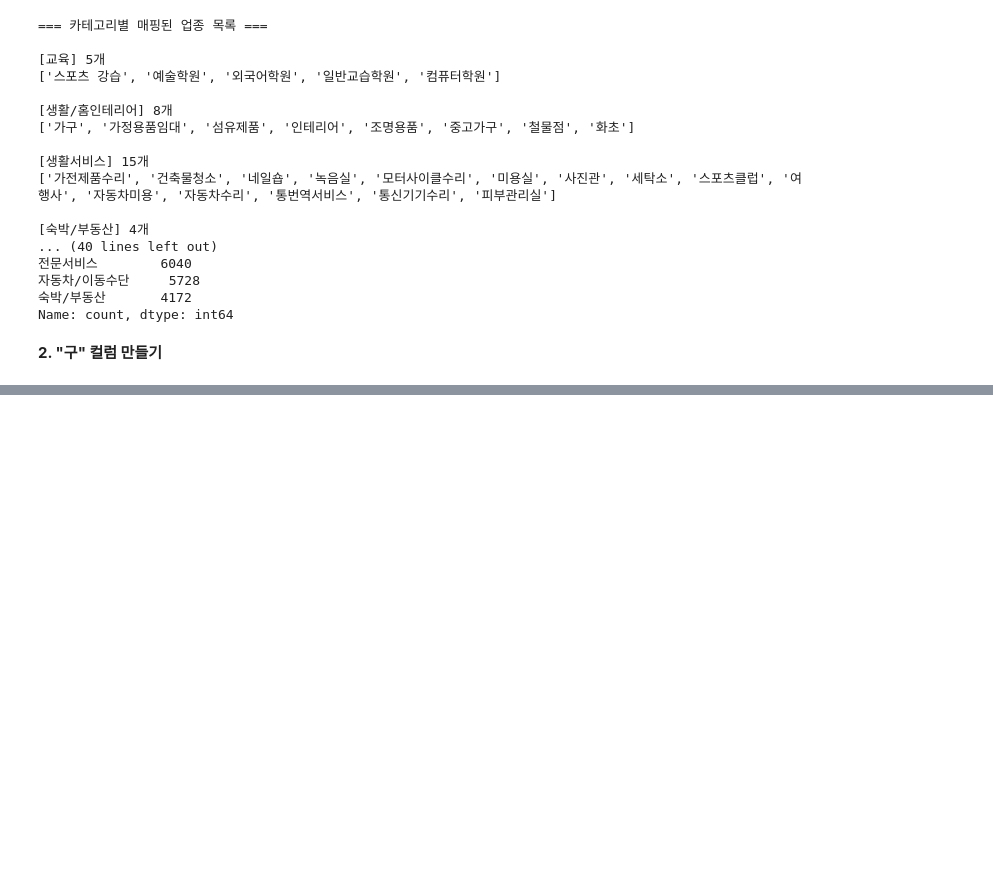
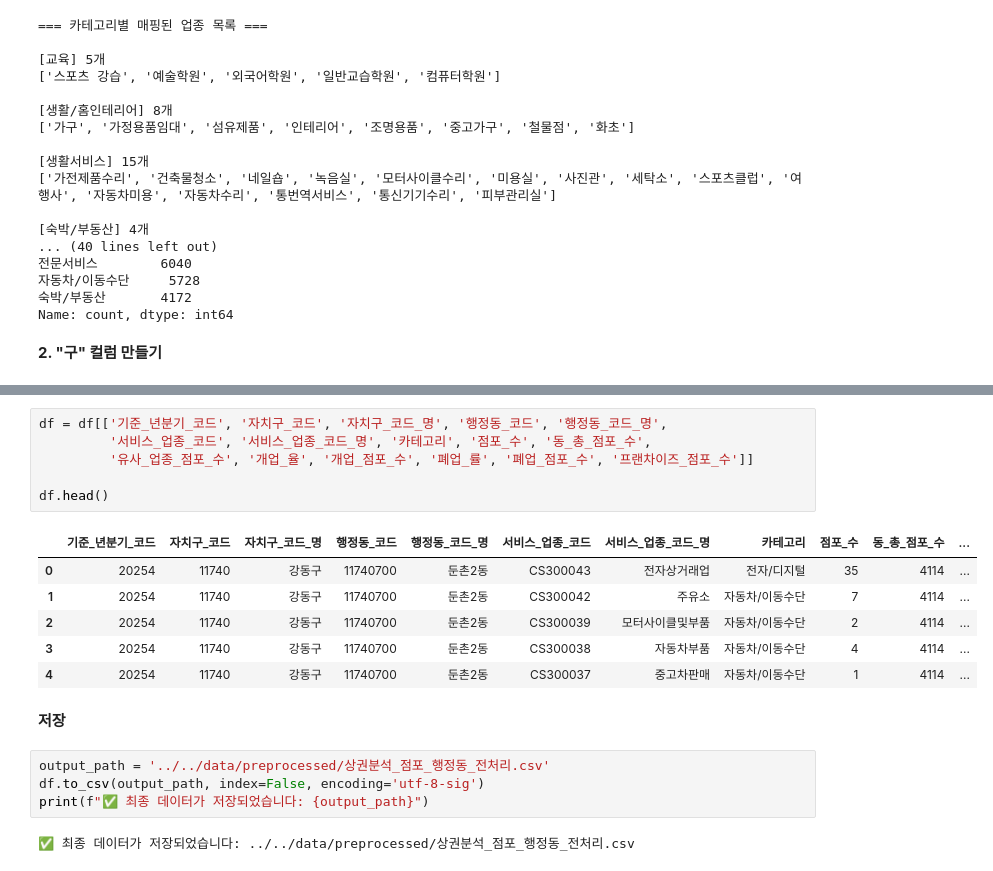
Before and after one commit to 2026-DSLab/2026-Seoul-Bigdata-Contest, a Jupyter notebook: code/preprocessing/preprocess_commercial_data.ipynb, the cells around one changed output, grey strips where cells are left out. Cells and saved outputs as stored; diff of their text form; blank space fills up the shorter version.

Commit message:
(준원)_점포-행정동, 지하철역 data 전처리 완료

```diff
--- a/code/preprocessing/preprocess_commercial_data.ipynb
+++ b/code/preprocessing/preprocess_commercial_data.ipynb
@@ -182,0 +267,21 @@ Name: count, dtype: int64
+# %%
+df = df[['기준_년분기_코드', '자치구_코드', '자치구_코드_명', '행정동_코드', '행정동_코드_명',
+         '서비스_업종_코드', '서비스_업종_코드_명', '카테고리', '점포_수', '동_총_점포_수',
+         '유사_업종_점포_수', '개업_율', '개업_점포_수', '폐업_률', '폐업_점포_수', '프랜차이즈_점포_수']]
+
+df.head()
+# %% [output]
+|  | 기준_년분기_코드 | 자치구_코드 | 자치구_코드_명 | 행정동_코드 | 행정동_코드_명 | 서비스_업종_코드 | 서비스_업종_코드_명 | 카테고리 | 점포_수 | 동_총_점포_수 | ... |
+| 0 | 20254 | 11740 | 강동구 | 11740700 | 둔촌2동 | CS300043 | 전자상거래업 | 전자/디지털 | 35 | 4114 | ... |
+| 1 | 20254 | 11740 | 강동구 | 11740700 | 둔촌2동 | CS300042 | 주유소 | 자동차/이동수단 | 7 | 4114 | ... |
+| 2 | 20254 | 11740 | 강동구 | 11740700 | 둔촌2동 | CS300039 | 모터사이클및부품 | 자동차/이동수단 | 2 | 4114 | ... |
+| 3 | 20254 | 11740 | 강동구 | 11740700 | 둔촌2동 | CS300038 | 자동차부품 | 자동차/이동수단 | 4 | 4114 | ... |
+| 4 | 20254 | 11740 | 강동구 | 11740700 | 둔촌2동 | CS300037 | 중고차판매 | 자동차/이동수단 | 1 | 4114 | ... |
+# %% [markdown]
+**저장**
+# %%
+output_path = '../../data/preprocessed/상권분석_점포_행정동_전처리.csv'
+df.to_csv(output_path, index=False, encoding='utf-8-sig')
+print(f"✅ 최종 데이터가 저장되었습니다: {output_path}")
+# %% [output]
+✅ 최종 데이터가 저장되었습니다: ../../data/preprocessed/상권분석_점포_행정동_전처리.csv
```
Also changed, not shown: parts of 11 cells of this notebook, 1 other file.
